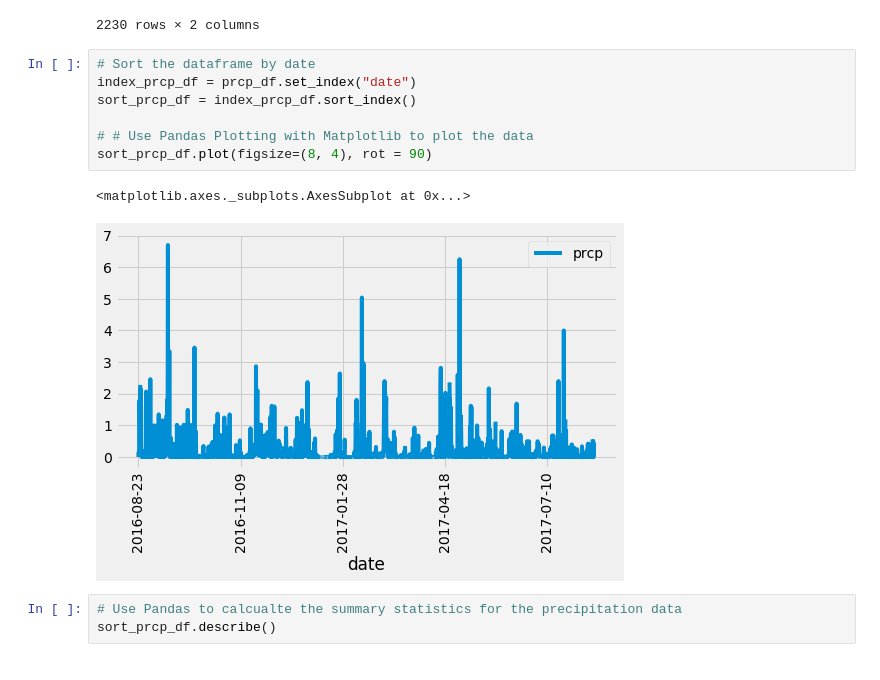
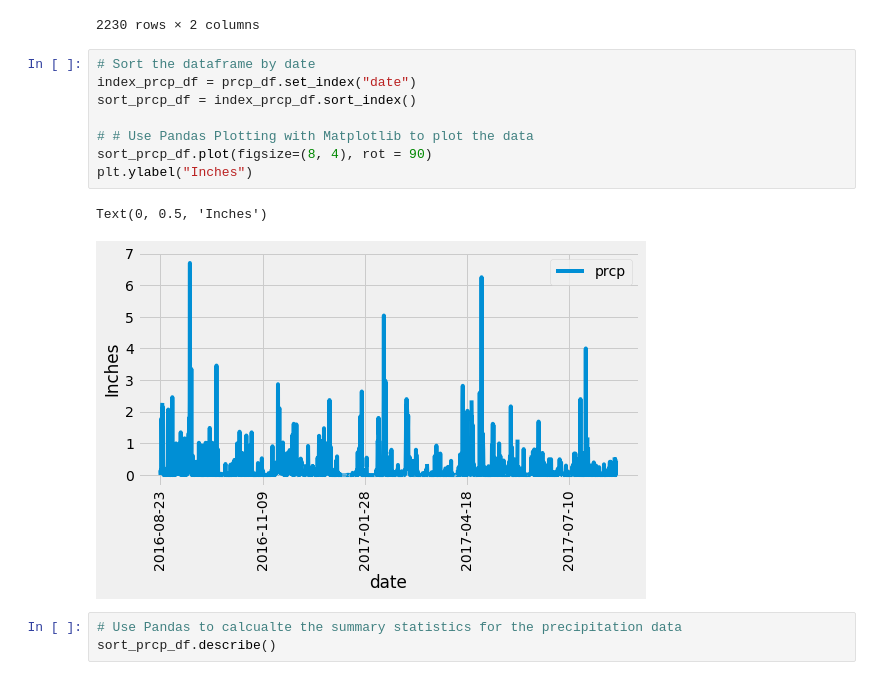
Before and after one commit to SakiSugio/sqlalchemy-challenge, a Jupyter notebook: climate_starter.ipynb, the cells around one changed output. Cells and saved outputs as stored; diff of their text form.

```diff
--- a/climate_starter.ipynb
+++ b/climate_starter.ipynb
@@ -93,13 +93,14 @@ prcp_df
 # %%
 # Sort the dataframe by date
 index_prcp_df = prcp_df.set_index("date")
 sort_prcp_df = index_prcp_df.sort_index()
 
 # # Use Pandas Plotting with Matplotlib to plot the data
 sort_prcp_df.plot(figsize=(8, 4), rot = 90)
+plt.ylabel("Inches")
 # %% [output]
-<matplotlib.axes._subplots.AxesSubplot at 0x...>
+Text(0, 0.5, 'Inches')
-[figure, old version]
+[figure, new version]
 # %%
 # Use Pandas to calcualte the summary statistics for the precipitation data
 sort_prcp_df.describe()
```
Also changed, not shown: parts of 1 cell of this notebook.
